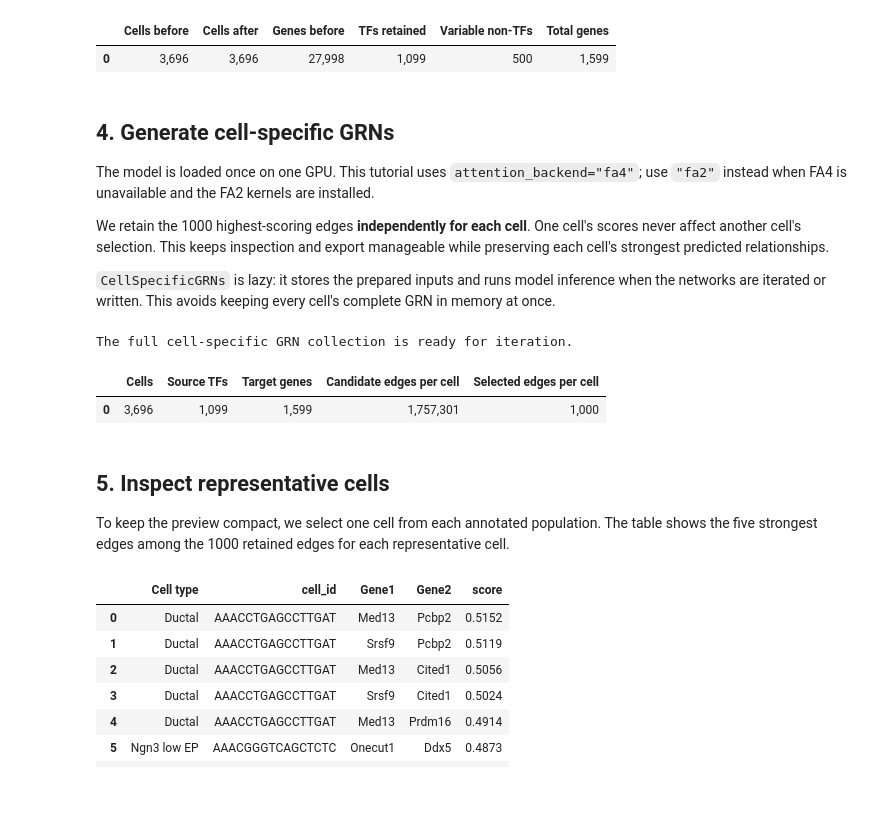
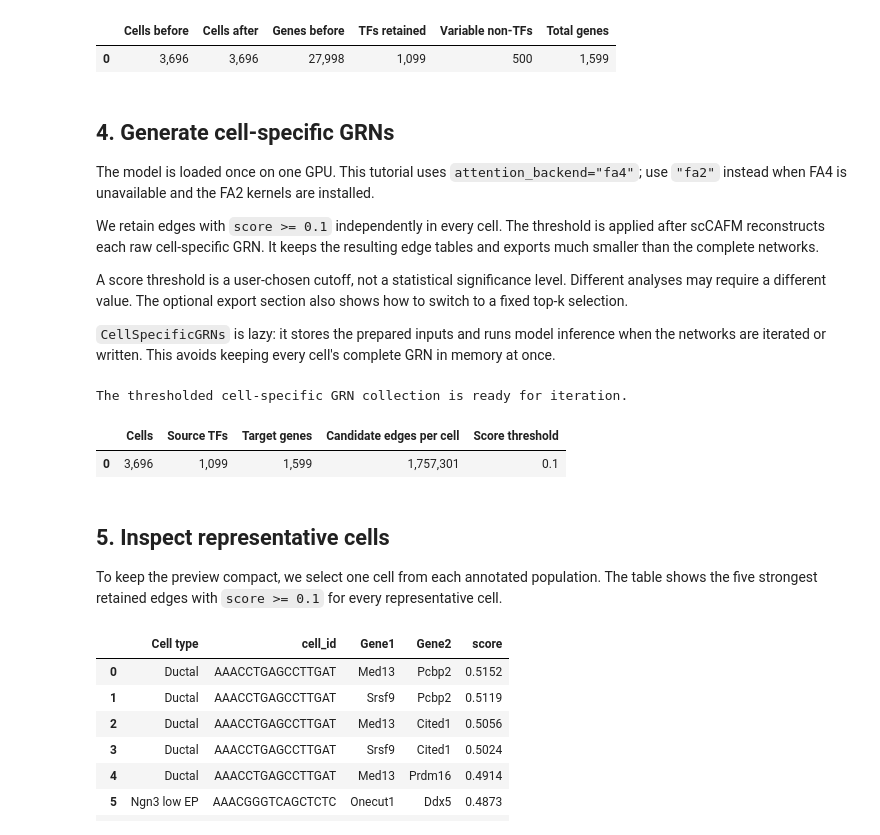
Before and after one commit to Catchxu/scCAFM, a Jupyter notebook: docs/cell_specific_grns.ipynb, the cells around one changed output. Saved outputs shown, nothing was run; the diff lists cells and outputs as text; code cells hidden in the pictures; blank space fills up the shorter version.

Commit message:
Update cell specific GRNs

```diff
--- a/docs/cell_specific_grns.ipynb
+++ b/docs/cell_specific_grns.ipynb
@@ -181,7 +181,9 @@ display(
 
 The model is loaded once on one GPU. This tutorial uses `attention_backend="fa4"`; use `"fa2"` instead when FA4 is unavailable and the FA2 kernels are installed.
 
-We retain the 1000 highest-scoring edges **independently for each cell**. One cell's scores never affect another cell's selection. This keeps inspection and export manageable while preserving each cell's strongest predicted relationships.
+We retain edges with `score >= 0.1` independently in every cell. The threshold is applied after scCAFM reconstructs each raw cell-specific GRN. It keeps the resulting edge tables and exports much smaller than the complete networks.
+
+A score threshold is a user-chosen cutoff, not a statistical significance level. Different analyses may require a different value. The optional export section also shows how to switch to a fixed top-k selection.
 
 `CellSpecificGRNs` is lazy: it stores the prepared inputs and runs model inference when the networks are iterated or written. This avoids keeping every cell's complete GRN in memory at once.
 # %%
@@ -197,49 +199,46 @@ inferencer = GRNInferencer.from_pretrained(
     disease_key="disease",
 )
 
-TOP_K_EDGES = 1000
+SCORE_THRESHOLD = 0.1
 cell_grns = inferencer.infer_cell_specific(
     adata,
     batch_size=8,
-    top_k_edges=TOP_K_EDGES,
+    score_threshold=SCORE_THRESHOLD,
 )
 
 candidate_edges_per_cell = cell_grns.shape[1] * cell_grns.shape[2]
 result_overview = pd.DataFrame(
     [
         {
             "Cells": cell_grns.shape[0],
             "Source TFs": cell_grns.shape[1],
             "Target genes": cell_grns.shape[2],
             "Candidate edges per cell": candidate_edges_per_cell,
-            "Selected edges per cell": min(
-                TOP_K_EDGES,
-                candidate_edges_per_cell,
-            ),
+            "Score threshold": SCORE_THRESHOLD,
         }
     ]
 )
 
-print("The full cell-specific GRN collection is ready for iteration.")
+print("The thresholded cell-specific GRN collection is ready for iteration.")
 display(
     result_overview.style.format(
         {
             "Cells": "{:,.0f}",
             "Source TFs": "{:,.0f}",
             "Target genes": "{:,.0f}",
             "Candidate edges per cell": "{:,.0f}",
-            "Selected edges per cell": "{:,.0f}",
+            "Score threshold": "{:.1f}",
         }
     )
 )
 # %% [output]
-The full cell-specific GRN collection is ready for iteration.
+The thresholded cell-specific GRN collection is ready for iteration.
-|  | Cells | Source TFs | Target genes | Candidate edges per cell | Selected edges per cell |
-| 0 | 3,696 | 1,099 | 1,599 | 1,757,301 | 1,000 |
+|  | Cells | Source TFs | Target genes | Candidate edges per cell | Score threshold |
+| 0 | 3,696 | 1,099 | 1,599 | 1,757,301 | 0.1 |
 # %% [markdown]
 ## 5. Inspect representative cells
 
-To keep the preview compact, we select one cell from each annotated population. The table shows the five strongest edges among the 1000 retained edges for each representative cell.
+To keep the preview compact, we select one cell from each annotated population. The table shows the five strongest retained edges with `score >= 0.1` for every representative cell.
 # %%
 cell_type_order = list(adata.obs["clusters"].cat.categories)
 representative_cell_ids = [
```
Also changed, not shown: parts of 4 cells of this notebook.
